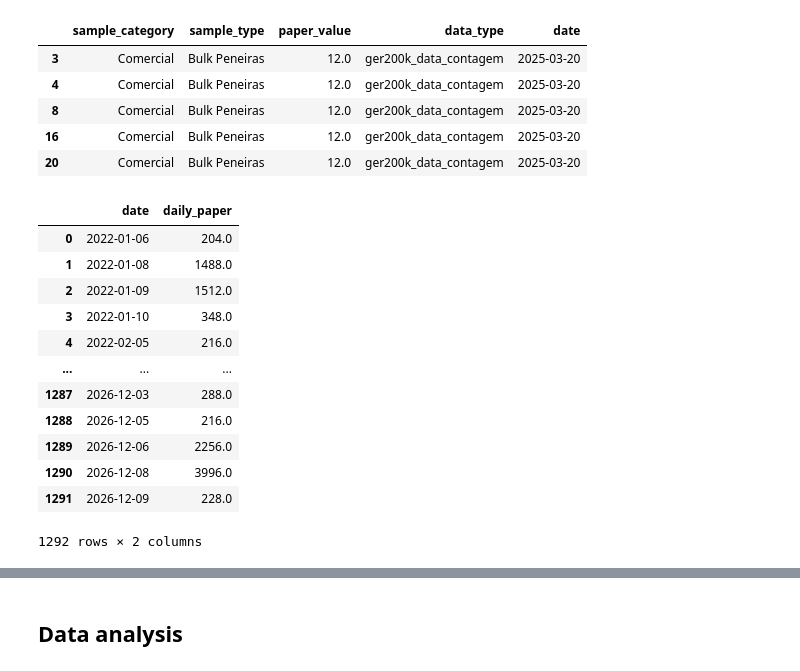
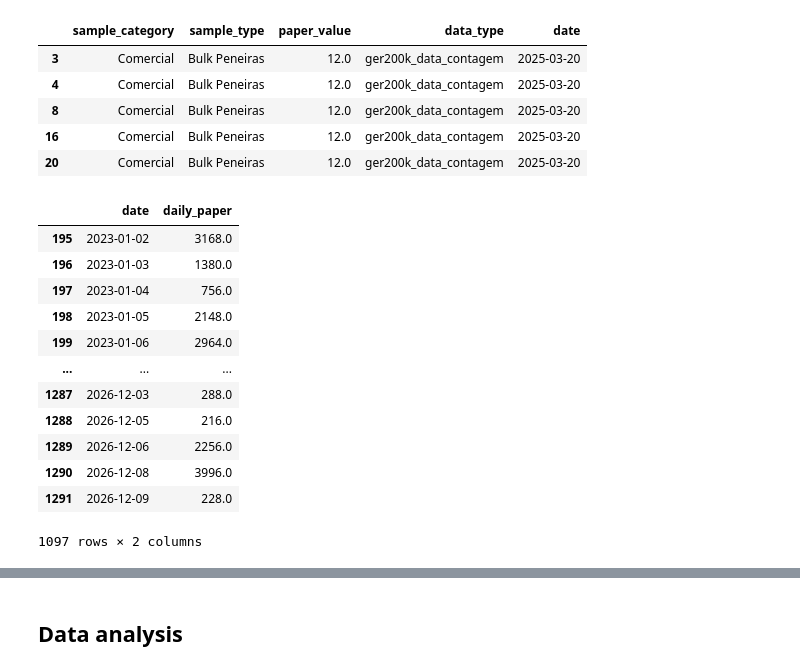
Before and after one commit to 9000639lpht/temporal-series-analysis, a Jupyter notebook: notebooks/SQL_data.ipynb, the cells around one changed output, grey strips where cells are left out. Drawn from its saved outputs; the diff is of its cells as text; code cells hidden in the pictures.

```diff
--- a/notebooks/SQL_data.ipynb
+++ b/notebooks/SQL_data.ipynb
@@ -40,8 +42,8 @@ df_paper.head()
 | 4 | Comercial | Bulk | 12 |
 # %%
 # Merge the two DataFrames
-df = df_sql.merge(df_paper, how='left', on=['sample_category', 'sample_type'], validate='m:1')
-df
+df_ = df_sql.merge(df_paper, how='left', on=['sample_category', 'sample_type'], validate='m:1')
+df_
 # %% [output]
 |  | sample_category | sample_type | ger200k_data_contagem | ger400k_data_contagem | ea_data1_contagem | ... |
 | 0 | Comercial | Reanálise de Sobra | NaT | 2025-03-26 15:00:00 | 2025-02-04 15:59:08 | ... |
@@ -57,7 +59,7 @@ df
 | 196019 | Comercial | Reanálise de Sobra | NaT | 2024-08-27 15:00:00 | 2024-10-07 14:33:45 | ... |
 196020 rows × 7 columns
 # %%
-df_date = df.melt(id_vars=['sample_category', 'sample_type', 'paper_value'],
+df_date = df_.melt(id_vars=['sample_category', 'sample_type', 'paper_value'],
                   value_vars=['ger200k_data_contagem', 'ger400k_data_contagem', 'ea_data1_contagem', 'ger_v_data_contagem'],
                   var_name='data_type', value_name='date')
 df_date = df_date.dropna(subset=['date'])
@@ -71,24 +73,26 @@ df_date.head()
 | 16 | Comercial | Bulk Peneiras | 12.0 | ger200k_data_contagem | 2025-03-20 |
 | 20 | Comercial | Bulk Peneiras | 12.0 | ger200k_data_contagem | 2025-03-20 |
 # %%
-df = (
+df_daily = (
     df_date.groupby("date", as_index=False)["paper_value"].sum()
     .rename(columns={"paper_value": "daily_paper"})
     .sort_values("date")
     .reset_index(drop=True)
 )
-df
+df_daily = df_daily.sort_values("date").drop_duplicates(subset=["date"], keep="first").reset_index(drop=True)
+df_daily = df_daily[df_daily["date"].dt.year>2022]
+df_daily
 # %% [output]
 |  | date | daily_paper |
-| 0 | 2022-01-06 | 204.0 |
-| 1 | 2022-01-08 | 1488.0 |
-| 2 | 2022-01-09 | 1512.0 |
-| 3 | 2022-01-10 | 348.0 |
-| 4 | 2022-02-05 | 216.0 |
+| 195 | 2023-01-02 | 3168.0 |
+| 196 | 2023-01-03 | 1380.0 |
+| 197 | 2023-01-04 | 756.0 |
+| 198 | 2023-01-05 | 2148.0 |
+| 199 | 2023-01-06 | 2964.0 |
 | ... | ... | ... |
 | 1287 | 2026-12-03 | 288.0 |
 | 1288 | 2026-12-05 | 216.0 |
 | 1289 | 2026-12-06 | 2256.0 |
 | 1290 | 2026-12-08 | 3996.0 |
 | 1291 | 2026-12-09 | 228.0 |
-1292 rows × 2 columns
+1097 rows × 2 columns
```
Also changed, not shown: parts of 20 cells of this notebook, 5 other files.
